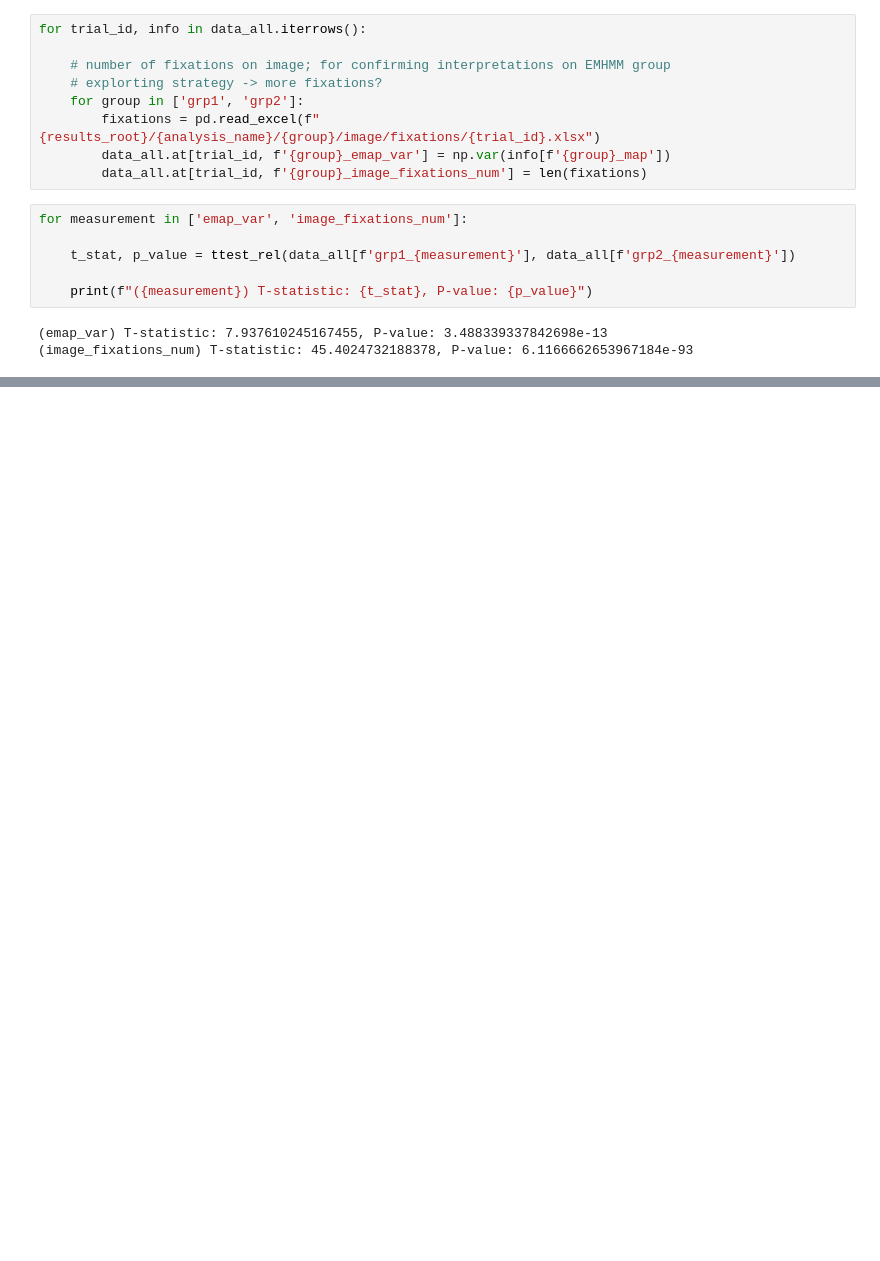
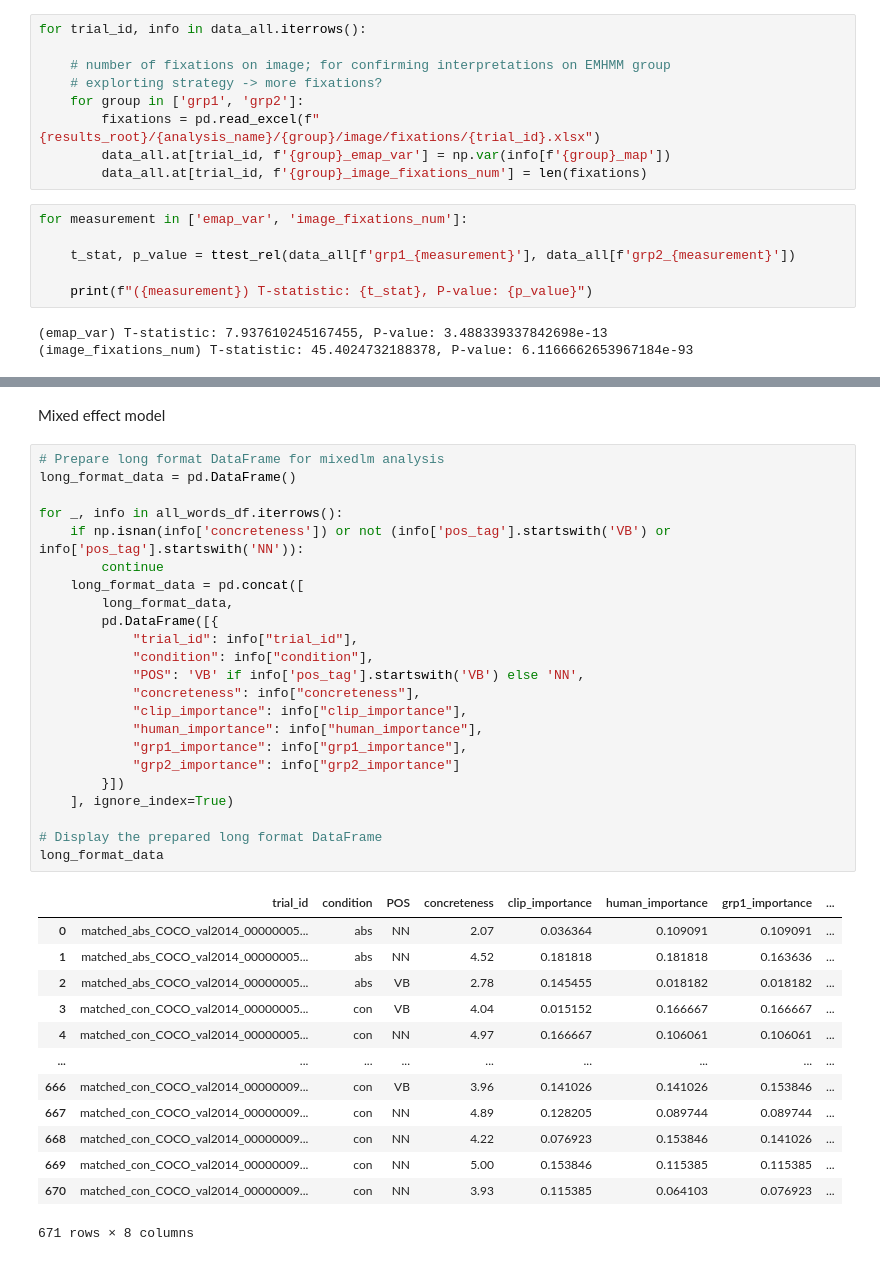
Before and after one commit to jinhanz/vlm-bias, a Jupyter notebook: analysis/251106_lextale60_emhmm_whole_screen/correlation.ipynb, the cells around one changed output, grey strips where cells are left out. Drawn from its saved outputs; the diff is of its cells as text; blank space fills up the shorter version.

```diff
--- a/analysis/251106_lextale60_emhmm_whole_screen/correlation.ipynb
+++ b/analysis/251106_lextale60_emhmm_whole_screen/correlation.ipynb
@@ -393,0 +526,39 @@ for measurement in ['emap_var', 'image_fixations_num']:
+# %% [markdown]
+Mixed effect model
+# %%
+# Prepare long format DataFrame for mixedlm analysis
+long_format_data = pd.DataFrame()
+
+for _, info in all_words_df.iterrows():
+    if np.isnan(info['concreteness']) or not (info['pos_tag'].startswith('VB') or info['pos_tag'].startswith('NN')):
+        continue
+    long_format_data = pd.concat([
+        long_format_data,
+        pd.DataFrame([{
+            "trial_id": info["trial_id"],
+            "condition": info["condition"],
+            "POS": 'VB' if info['pos_tag'].startswith('VB') else 'NN',
+            "concreteness": info["concreteness"],
+            "clip_importance": info["clip_importance"],
+            "human_importance": info["human_importance"],
+            "grp1_importance": info["grp1_importance"],
+            "grp2_importance": info["grp2_importance"]
+        }])
+    ], ignore_index=True)
+
+# Display the prepared long format DataFrame
+long_format_data
+# %% [output]
+|  | trial_id | condition | POS | concreteness | clip_importance | human_importance | grp1_importance | ... |
+| 0 | matched_abs_COCO_val2014_00000005... | abs | NN | 2.07 | 0.036364 | 0.109091 | 0.109091 | ... |
+| 1 | matched_abs_COCO_val2014_00000005... | abs | NN | 4.52 | 0.181818 | 0.181818 | 0.163636 | ... |
+| 2 | matched_abs_COCO_val2014_00000005... | abs | VB | 2.78 | 0.145455 | 0.018182 | 0.018182 | ... |
+| 3 | matched_con_COCO_val2014_00000005... | con | VB | 4.04 | 0.015152 | 0.166667 | 0.166667 | ... |
+| 4 | matched_con_COCO_val2014_00000005... | con | NN | 4.97 | 0.166667 | 0.106061 | 0.106061 | ... |
+| ... | ... | ... | ... | ... | ... | ... | ... | ... |
+| 666 | matched_con_COCO_val2014_00000009... | con | VB | 3.96 | 0.141026 | 0.141026 | 0.153846 | ... |
+| 667 | matched_con_COCO_val2014_00000009... | con | NN | 4.89 | 0.128205 | 0.089744 | 0.089744 | ... |
+| 668 | matched_con_COCO_val2014_00000009... | con | NN | 4.22 | 0.076923 | 0.153846 | 0.141026 | ... |
+| 669 | matched_con_COCO_val2014_00000009... | con | NN | 5.00 | 0.153846 | 0.115385 | 0.115385 | ... |
+| 670 | matched_con_COCO_val2014_00000009... | con | NN | 3.93 | 0.115385 | 0.064103 | 0.076923 | ... |
+671 rows × 8 columns
```
Also changed, not shown: parts of 26 cells of this notebook, 1 other file.
